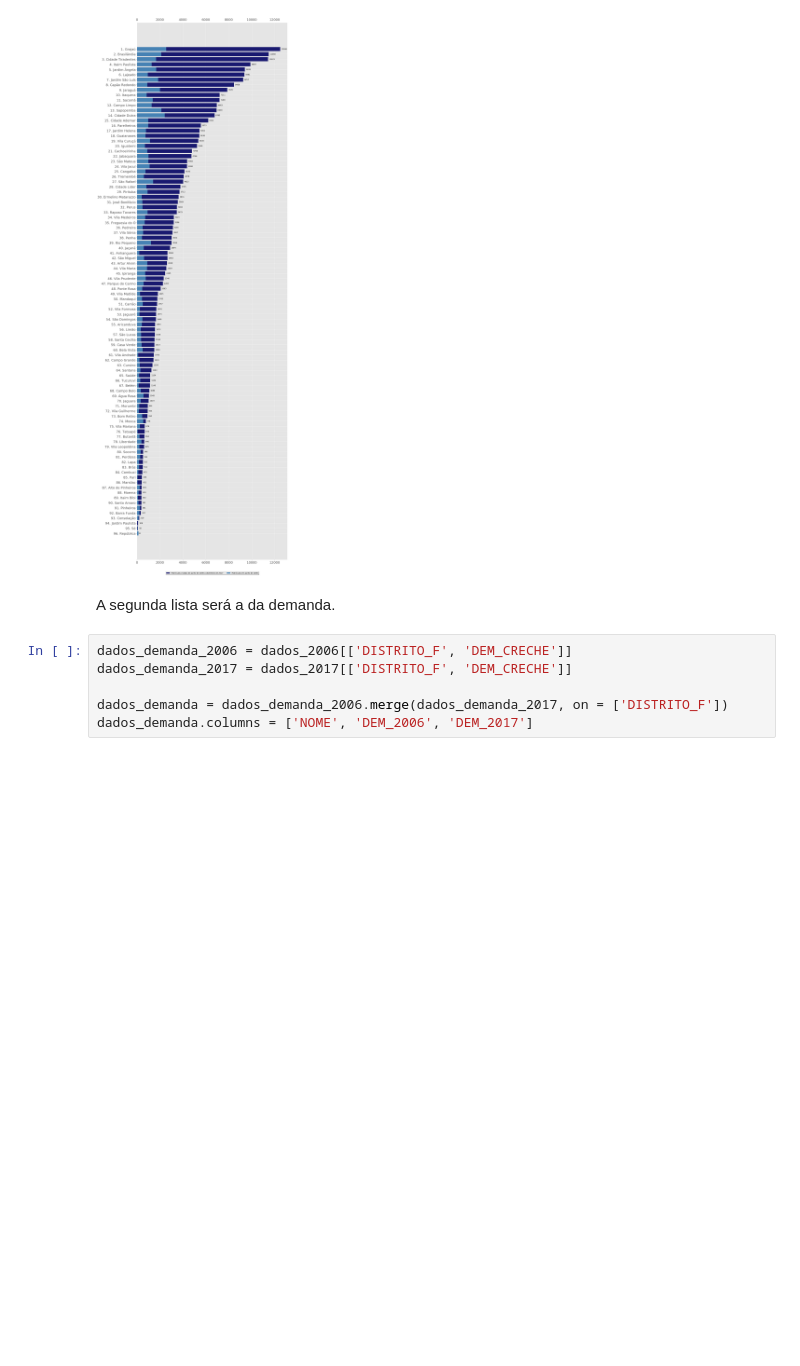
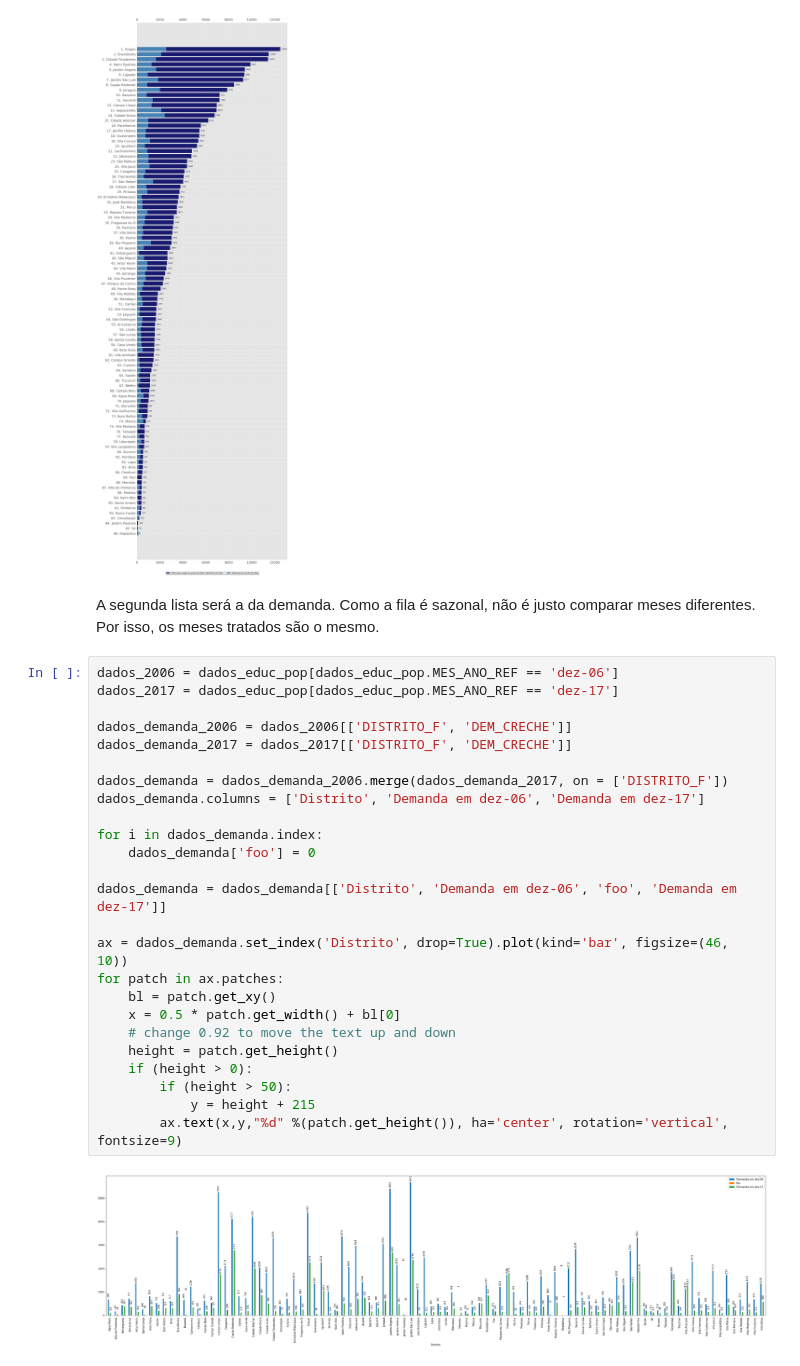
Before and after one commit to lsflp/MAC0213, a Jupyter notebook: Analises/7-listas.ipynb, the cells around one changed output. Cells and saved outputs as stored; diff of their text form; blank space fills up the shorter version.

Commit message:
Arrumando alguns erros, gerando imagens para o pôster e gerando gráfico da demanda geral

```diff
--- a/Analises/7-listas.ipynb
+++ b/Analises/7-listas.ipynb
@@ -42,11 +42,32 @@ for y, x in enumerate(dados_atendimento['MAT_2017']):
 plt.show()
 # %% [output]
 [figure]
-# %% [markdown]
-A segunda lista será a da demanda.
-# %%
-dados_demanda_2006 = dados_2006[['DISTRITO_F', 'DEM_CRECHE']]
-dados_demanda_2017 = dados_2017[['DISTRITO_F', 'DEM_CRECHE']]
-
-dados_demanda = dados_demanda_2006.merge(dados_demanda_2017, on = ['DISTRITO_F'])
-dados_demanda.columns = ['NOME', 'DEM_2006', 'DEM_2017']
+# %% [markdown]
+A segunda lista será a da demanda. Como a fila é sazonal, não é justo comparar meses diferentes. Por isso, os meses tratados são o mesmo.
+# %%
+dados_2006 = dados_educ_pop[dados_educ_pop.MES_ANO_REF == 'dez-06']
+dados_2017 = dados_educ_pop[dados_educ_pop.MES_ANO_REF == 'dez-17']
+
+dados_demanda_2006 = dados_2006[['DISTRITO_F', 'DEM_CRECHE']]
+dados_demanda_2017 = dados_2017[['DISTRITO_F', 'DEM_CRECHE']]
+
+dados_demanda = dados_demanda_2006.merge(dados_demanda_2017, on = ['DISTRITO_F'])
+dados_demanda.columns = ['Distrito', 'Demanda em dez-06', 'Demanda em dez-17']
+
+for i in dados_demanda.index:
+    dados_demanda['foo'] = 0
+
+dados_demanda = dados_demanda[['Distrito', 'Demanda em dez-06', 'foo', 'Demanda em dez-17']]
+
+ax = dados_demanda.set_index('Distrito', drop=True).plot(kind='bar', figsize=(46, 10))
+for patch in ax.patches:
+    bl = patch.get_xy()
+    x = 0.5 * patch.get_width() + bl[0]
+    # change 0.92 to move the text up and down
+    height = patch.get_height()
+    if (height > 0):
+        if (height > 50):
+            y = height + 215
+        ax.text(x,y,"%d" %(patch.get_height()), ha='center', rotation='vertical', fontsize=9)
+# %% [output]
+[figure, added]
```
Also changed, not shown: 3 other files.
